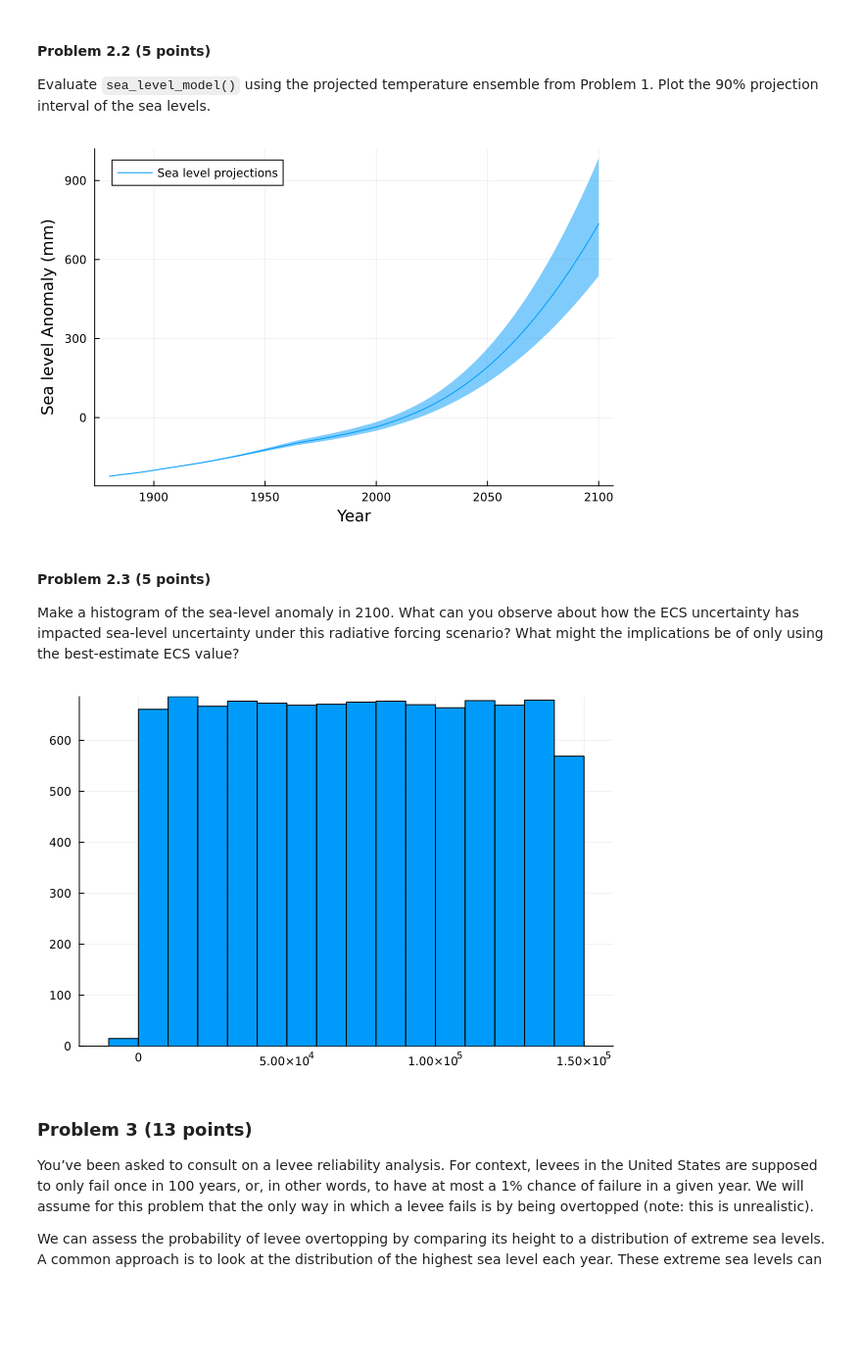
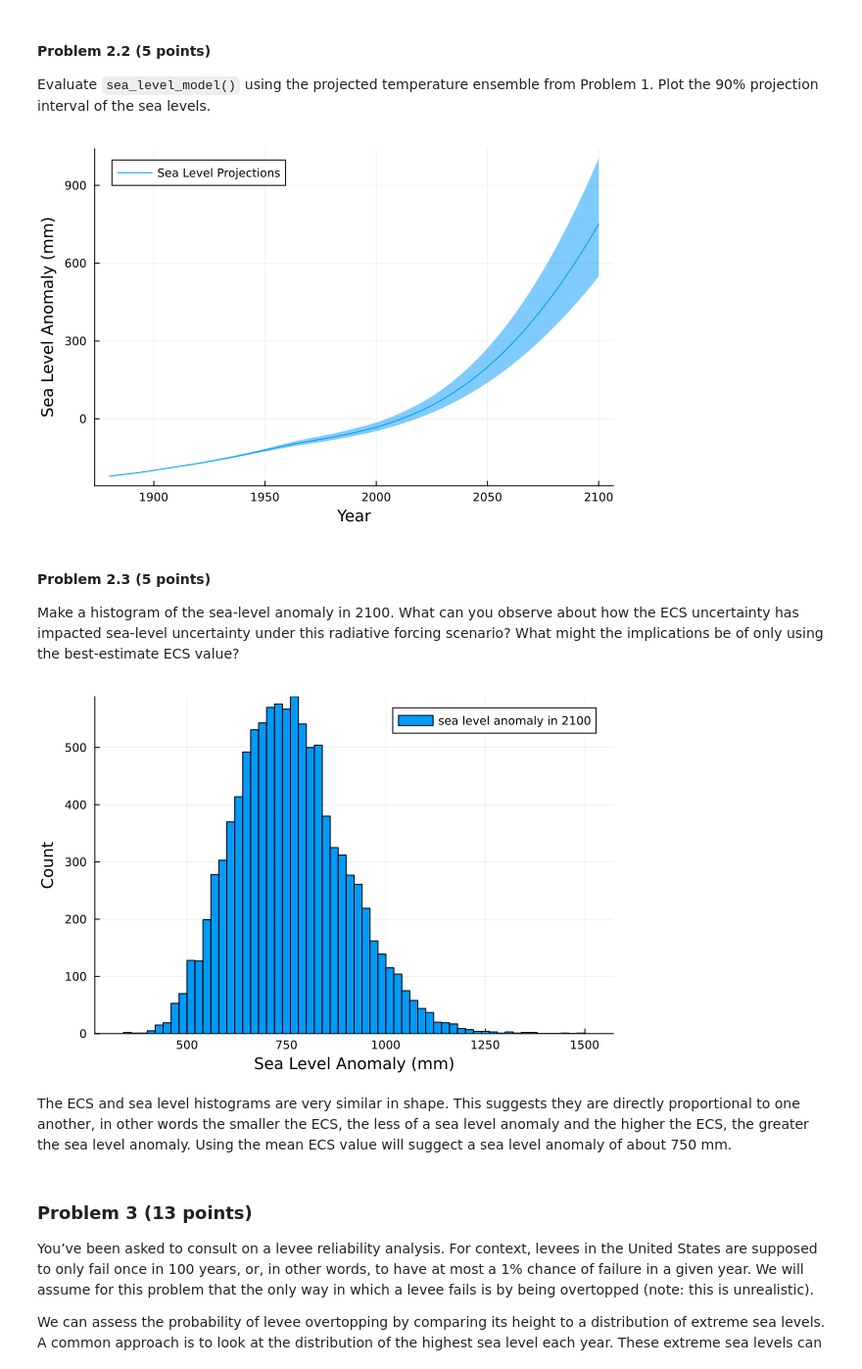
Before and after one commit to BEE4750-FA23/hw3-anthonynic28, a Jupyter notebook: hw03.ipynb, the cells around one changed output. Shown at 98% size. Cells and saved outputs as stored; diff of their text form; code cells hidden in the pictures; blank space fills up the shorter version.

```diff
--- a/hw03.ipynb
+++ b/hw03.ipynb
@@ -311,21 +312,26 @@ for n = 1:samples
         -0.62,
         ebm_output[n, :])
 end
-sea_levels_median = quantile.(eachcol(sea_levels_ebm),
-    0.5) # find median
-sea_levels_quantile_5 = quantile.(eachcol(sea_levels_ebm),
-    0.05) # find 5% interval
-sea_levels_quantile_95 = quantile.(eachcol(sea_levels_ebm),
-    0.95) # find 95% interval
+
+# find median
+sea_levels_median = quantile.(eachcol(sea_levels_ebm), 0.5)
+
+# find 5% interval
+sea_levels_quantile_5 = quantile.(eachcol(sea_levels_ebm), 0.05)
+
+# find 95% interval
+sea_levels_quantile_95 = quantile.(eachcol(sea_levels_ebm), 0.95)
+
+# plot with 90% confidence projection
 plot(yearRange, sea_levels_median,
     ribbon=(sea_levels_median - sea_levels_quantile_5,
         sea_levels_quantile_95 - sea_levels_median),
-    label="Sea level projections",
+    label="Sea Level Projections",
     legend=:topleft,
     xlabel="Year",
-    ylabel="Sea level Anomaly (mm)")
+    ylabel="Sea Level Anomaly (mm)")
 # %% [output]
-[figure, old version]
+[figure, new version]
 # %% [markdown]
 #### Problem 2.3 (5 points)
 
@@ -334,10 +340,15 @@ about how the ECS uncertainty has impacted sea-level uncertainty under
 this radiative forcing scenario? What might the implications be of only
 using the best-estimate ECS value?
 # %%
-sea_levels_ebm_2100 = sea_level_model(1.86, -223, -0.62, ebm_output_2100)
-histogram(sea_levels_ebm_2100, legend=:false)
+# last year index (221) is for 2100
+histogram(sea_levels_ebm[:, 221],
+    label="sea level anomaly in 2100",
+    xlabel="Sea Level Anomaly (mm)",
+    ylabel="Count")
 # %% [output]
-[figure, old version]
+[figure, new version]
+# %% [markdown]
+The ECS and sea level histograms are very similar in shape. This suggests they are directly proportional to one another, in other words the smaller the ECS, the less of a sea level anomaly and the higher the ECS, the greater the sea level anomaly. Using the mean ECS value will suggect a sea level anomaly of about 750 mm.
 # %% [markdown]
 ### Problem 3 (13 points)
 
```
Also changed, not shown: parts of 10 cells of this notebook.
